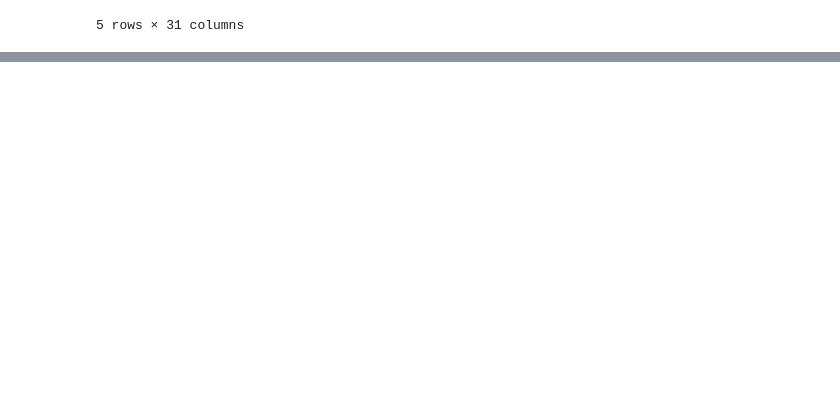
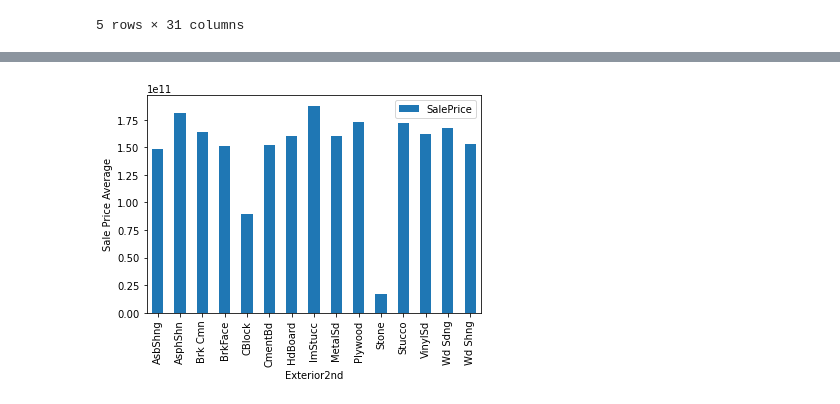
Before and after one commit to neo-empresarial/house_pricing_challenge, a Jupyter notebook: notebooks/ldb-eda-structure.ipynb, the cells around one changed output, grey strips where cells are left out. Cells and saved outputs as stored; diff of their text form; code cells hidden in the pictures; blank space fills up the shorter version.

```diff
--- a/notebooks/ldb-eda-structure.ipynb
+++ b/notebooks/ldb-eda-structure.ipynb
@@ -24,0 +111,13 @@ test[mix_columns].head()
+# %%
+pd.to_numeric(test['SalePrice'])
+test['SalePrice'] = test['SalePrice']
+avg = test.groupby(test['Exterior2nd']).mean()
+avg.plot.bar(y ='SalePrice')
+plt.xlabel('Exterior2nd')
+plt.ylabel('Sale Price Average')
+
+
+
+plt.show()
+# %% [output]
+[figure, added]
```
Also changed, not shown: parts of 31 cells of this notebook.
